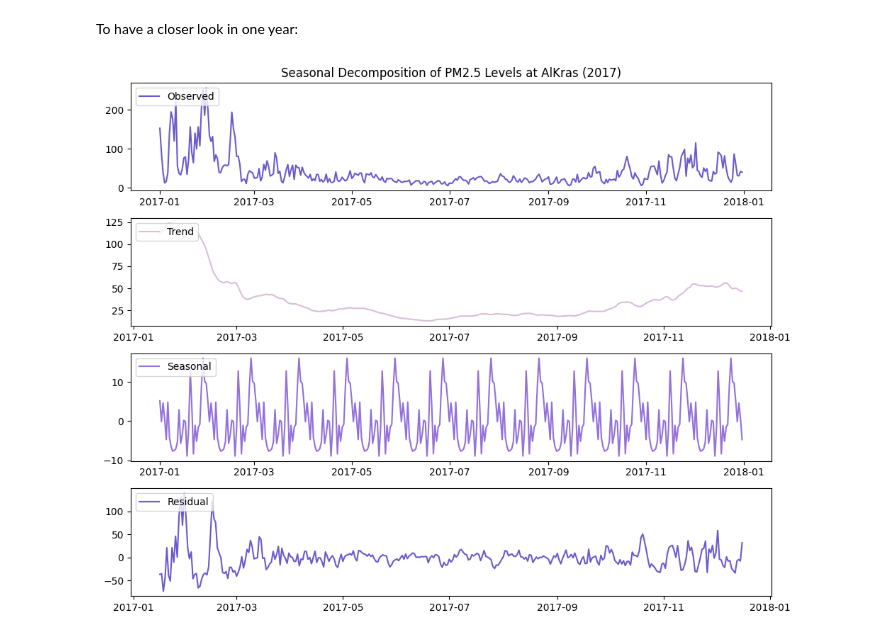
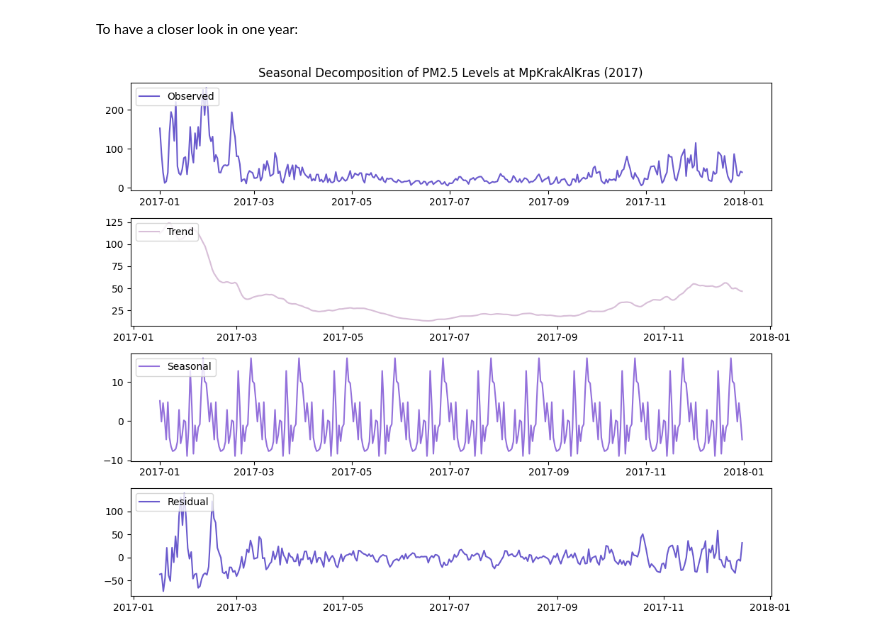
Before and after one commit to mina-naseh/environmental-data-analysis, a Jupyter notebook: Frania_Naseh_Project1.ipynb, the cells around one changed output. Cells and saved outputs as stored; diff of their text form; code cells hidden in the pictures.

```diff
--- a/Frania_Naseh_Project1.ipynb
+++ b/Frania_Naseh_Project1.ipynb
@@ -708,32 +708,32 @@ pm25_data = pm25_data.resample('D').mean()
 # Fill missing values using interpolation
 pm25_data_filled = pm25_data.interpolate()
 
 # Perform seasonal decomposition (using an additive model)
 # decomposition = seasonal_decompose(pm25_data_filled, model='additive')
 decomposition = seasonal_decompose(pm25_data_filled, model='additive', period=30)
 
 
 # Plot the decomposition
 plt.figure(figsize=(10, 8))
 
 plt.subplot(411)
 plt.plot(decomposition.observed, label='Observed', color='slateblue')
-plt.title('Seasonal Decomposition of PM2.5 Levels at AlKras (2017)')
+plt.title('Seasonal Decomposition of PM2.5 Levels at MpKrakAlKras (2017)')
 plt.legend(loc='upper left')
 
 plt.subplot(412)
 plt.plot(decomposition.trend, label='Trend', color='thistle')
 plt.legend(loc='upper left')
 
 plt.subplot(413)
 plt.plot(decomposition.seasonal, label='Seasonal', color='mediumpurple')
 plt.legend(loc='upper left')
 
 plt.subplot(414)
 plt.plot(decomposition.resid, label='Residual', color='slateblue')
 plt.legend(loc='upper left')
 
 plt.tight_layout()
 plt.show()
 # %% [output]
-[figure, old version]
+[figure, new version]
```
Also changed, not shown: parts of 3 cells of this notebook, 1 other file.
